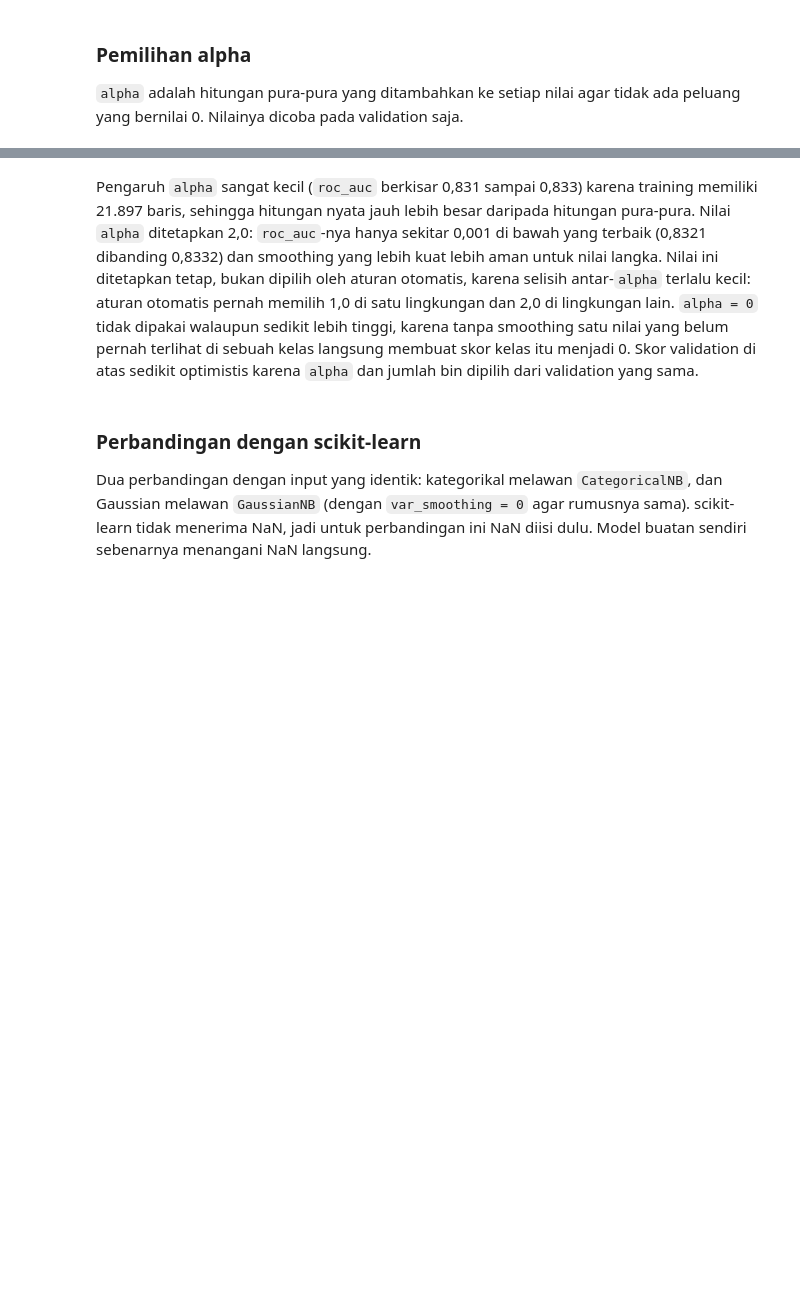
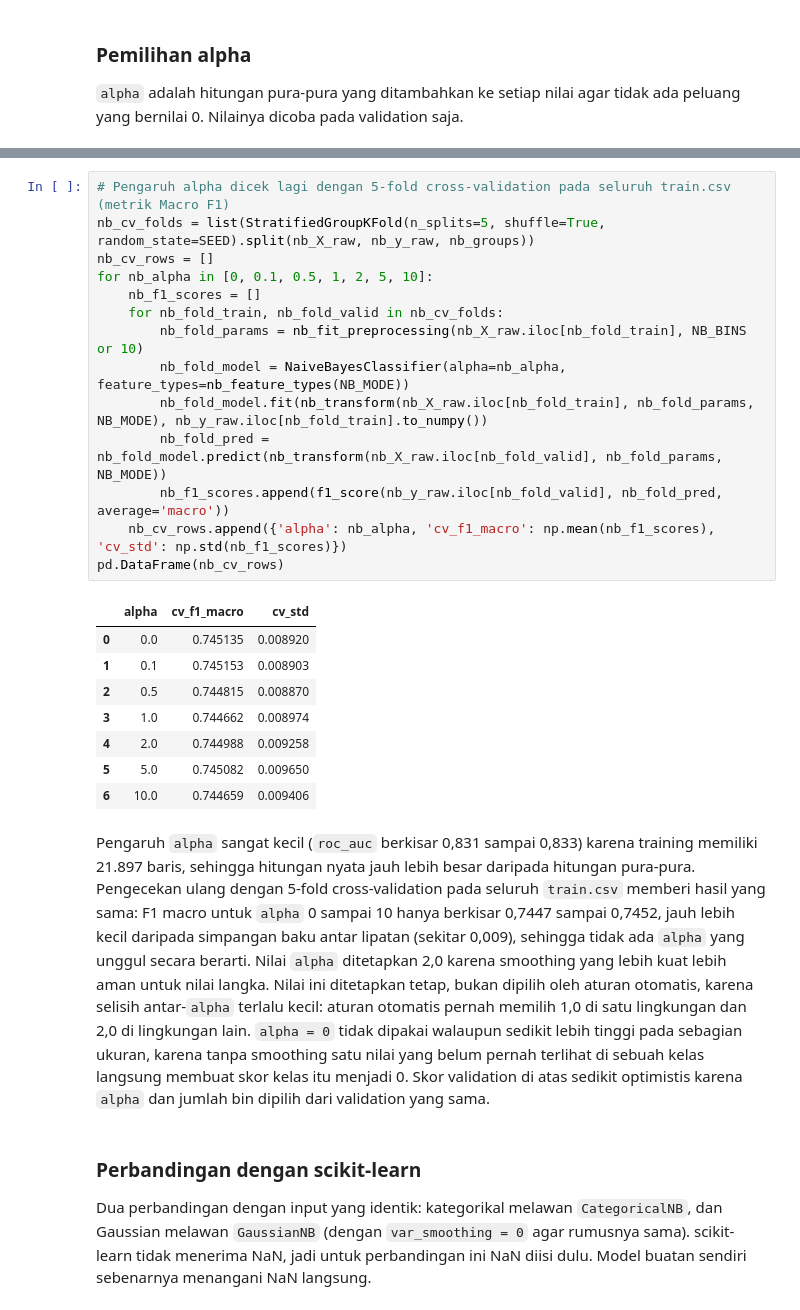
Before and after one commit to Kurt-Mikhael/IF3170_G14_LalapKaoBole, a Jupyter notebook: src/notebooks/main.ipynb, the cells around one changed output, grey strips where cells are left out. Cells and saved outputs as stored; diff of their text form; blank space fills up the shorter version.

```diff
--- a/src/notebooks/main.ipynb
+++ b/src/notebooks/main.ipynb
@@ -1232,5 +1264,28 @@ nb_alpha_table
+# %%
+# Pengaruh alpha dicek lagi dengan 5-fold cross-validation pada seluruh train.csv (metrik Macro F1)
+nb_cv_folds = list(StratifiedGroupKFold(n_splits=5, shuffle=True, random_state=SEED).split(nb_X_raw, nb_y_raw, nb_groups))
+nb_cv_rows = []
+for nb_alpha in [0, 0.1, 0.5, 1, 2, 5, 10]:
+    nb_f1_scores = []
+    for nb_fold_train, nb_fold_valid in nb_cv_folds:
+        nb_fold_params = nb_fit_preprocessing(nb_X_raw.iloc[nb_fold_train], NB_BINS or 10)
+        nb_fold_model = NaiveBayesClassifier(alpha=nb_alpha, feature_types=nb_feature_types(NB_MODE))
+        nb_fold_model.fit(nb_transform(nb_X_raw.iloc[nb_fold_train], nb_fold_params, NB_MODE), nb_y_raw.iloc[nb_fold_train].to_numpy())
+        nb_fold_pred = nb_fold_model.predict(nb_transform(nb_X_raw.iloc[nb_fold_valid], nb_fold_params, NB_MODE))
+        nb_f1_scores.append(f1_score(nb_y_raw.iloc[nb_fold_valid], nb_fold_pred, average='macro'))
+    nb_cv_rows.append({'alpha': nb_alpha, 'cv_f1_macro': np.mean(nb_f1_scores), 'cv_std': np.std(nb_f1_scores)})
+pd.DataFrame(nb_cv_rows)
+# %% [output]
+|  | alpha | cv_f1_macro | cv_std |
+| 0 | 0.0 | 0.745135 | 0.008920 |
+| 1 | 0.1 | 0.745153 | 0.008903 |
+| 2 | 0.5 | 0.744815 | 0.008870 |
+| 3 | 1.0 | 0.744662 | 0.008974 |
+| 4 | 2.0 | 0.744988 | 0.009258 |
+| 5 | 5.0 | 0.745082 | 0.009650 |
+| 6 | 10.0 | 0.744659 | 0.009406 |
 # %% [markdown]
-Pengaruh `alpha` sangat kecil (`roc_auc` berkisar 0,831 sampai 0,833) karena training memiliki 21.897 baris, sehingga hitungan nyata jauh lebih besar daripada hitungan pura-pura. Nilai `alpha` ditetapkan 2,0: `roc_auc`-nya hanya sekitar 0,001 di bawah yang terbaik (0,8321 dibanding 0,8332) dan smoothing yang lebih kuat lebih aman untuk nilai langka. Nilai ini ditetapkan tetap, bukan dipilih oleh aturan otomatis, karena selisih antar-`alpha` terlalu kecil: aturan otomatis pernah memilih 1,0 di satu lingkungan dan 2,0 di lingkungan lain. `alpha = 0` tidak dipakai walaupun sedikit lebih tinggi, karena tanpa smoothing satu nilai yang belum pernah terlihat di sebuah kelas langsung membuat skor kelas itu menjadi 0. Skor validation di atas sedikit optimistis karena `alpha` dan jumlah bin dipilih dari validation yang sama.
+Pengaruh `alpha` sangat kecil (`roc_auc` berkisar 0,831 sampai 0,833) karena training memiliki 21.897 baris, sehingga hitungan nyata jauh lebih besar daripada hitungan pura-pura. Pengecekan ulang dengan 5-fold cross-validation pada seluruh `train.csv` memberi hasil yang sama: F1 macro untuk `alpha` 0 sampai 10 hanya berkisar 0,7447 sampai 0,7452, jauh lebih kecil daripada simpangan baku antar lipatan (sekitar 0,009), sehingga tidak ada `alpha` yang unggul secara berarti. Nilai `alpha` ditetapkan 2,0 karena smoothing yang lebih kuat lebih aman untuk nilai langka. Nilai ini ditetapkan tetap, bukan dipilih oleh aturan otomatis, karena selisih antar-`alpha` terlalu kecil: aturan otomatis pernah memilih 1,0 di satu lingkungan dan 2,0 di lingkungan lain. `alpha = 0` tidak dipakai walaupun sedikit lebih tinggi pada sebagian ukuran, karena tanpa smoothing satu nilai yang belum pernah terlihat di sebuah kelas langsung membuat skor kelas itu menjadi 0. Skor validation di atas sedikit optimistis karena `alpha` dan jumlah bin dipilih dari validation yang sama.
 # %% [markdown]
 ### Perbandingan dengan scikit-learn
 Dua perbandingan dengan input yang identik: kategorikal melawan `CategoricalNB`, dan Gaussian melawan `GaussianNB` (dengan `var_smoothing = 0` agar rumusnya sama). scikit-learn tidak menerima NaN, jadi untuk perbandingan ini NaN diisi dulu. Model buatan sendiri sebenarnya menangani NaN langsung.
```
Also changed, not shown: parts of 17 cells of this notebook, 4 other files.
